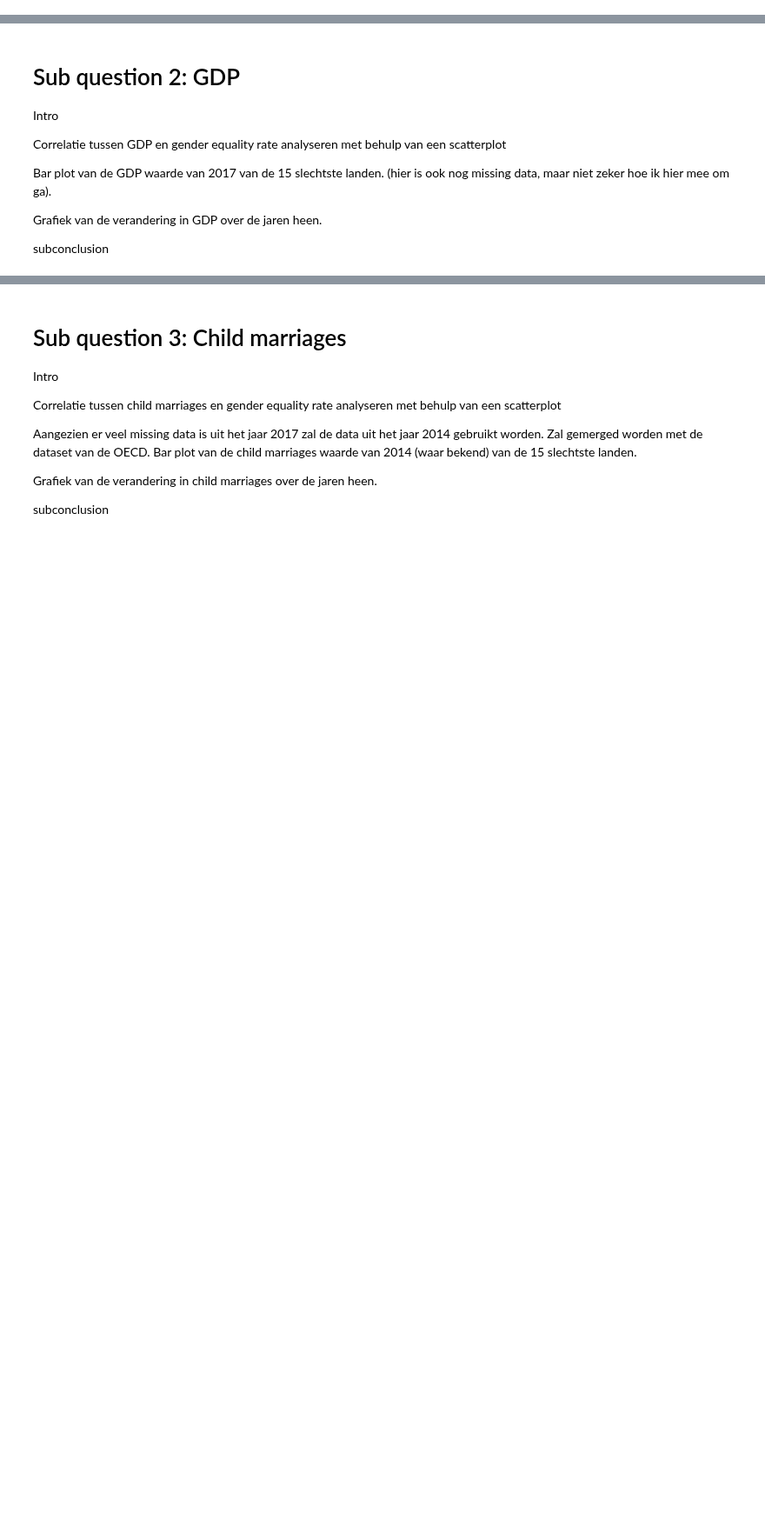
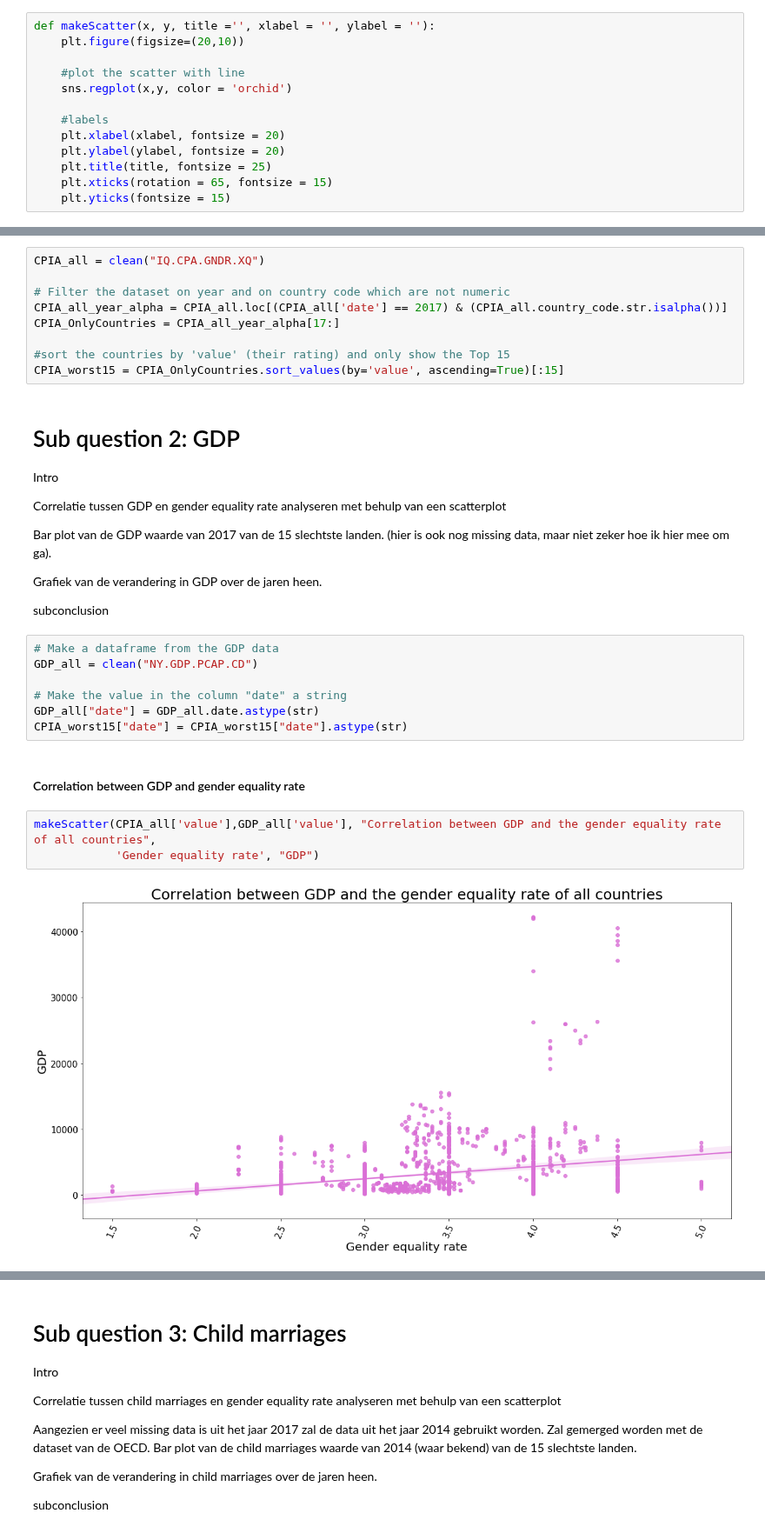
Before and after one commit to omar-d/EPA-WB-Equity, a Jupyter notebook: Final_Assignment.ipynb, the cells around one changed output, grey strips where cells are left out. Shown at 87% size. Cells and saved outputs as stored; diff of their text form; blank space fills up the shorter version.

```diff
--- a/Final_Assignment.ipynb
+++ b/Final_Assignment.ipynb
@@ -127,0 +116,13 @@ def graph(dataframe, title_graph, x_label, y_label):
+# %%
+def makeScatter(x, y, title ='', xlabel = '', ylabel = ''):
+    plt.figure(figsize=(20,10))
+
+    #plot the scatter with line
+    sns.regplot(x,y, color = 'orchid')
+
+    #labels
+    plt.xlabel(xlabel, fontsize = 20)
+    plt.ylabel(ylabel, fontsize = 20)
+    plt.title(title, fontsize = 25)
+    plt.xticks(rotation = 65, fontsize = 15)
+    plt.yticks(fontsize = 15)
@@ -139,6 +176,15 @@ De gemiddelde gender equality rate van elk jaar berekenen en die plotten. Vervol
 
 Subconclusion gender equality rate
  --> omdat alle landen teveel is om verder te analyseren, nemen we alleen de 15 landen die het slechtste scoren.
+# %%
+CPIA_all = clean("IQ.CPA.GNDR.XQ")
+
+# Filter the dataset on year and on country code which are not numeric
+CPIA_all_year_alpha = CPIA_all.loc[(CPIA_all['date'] == 2017) & (CPIA_all.country_code.str.isalpha())]
+CPIA_OnlyCountries = CPIA_all_year_alpha[17:]
+
+#sort the countries by 'value' (their rating) and only show the Top 15
+CPIA_worst15 = CPIA_OnlyCountries.sort_values(by='value', ascending=True)[:15]
 # %% [markdown]
 # Sub question 2: GDP
 Intro
@@ -151,3 +197,17 @@ Bar plot van de GDP waarde van 2017 van de 15 slechtste landen.
 Grafiek van de verandering in GDP over de jaren heen.
 
 subconclusion
+# %%
+# Make a dataframe from the GDP data
+GDP_all = clean("NY.GDP.PCAP.CD")
+
+# Make the value in the column "date" a string
+GDP_all["date"] = GDP_all.date.astype(str)
+CPIA_worst15["date"] = CPIA_worst15["date"].astype(str)
+# %% [markdown]
+#### Correlation between GDP and gender equality rate
+# %%
+makeScatter(CPIA_all['value'],GDP_all['value'], "Correlation between GDP and the gender equality rate of all countries",
+            'Gender equality rate', "GDP")
+# %% [output]
+[figure, added]
```
Also changed, not shown: parts of 10 cells of this notebook.
